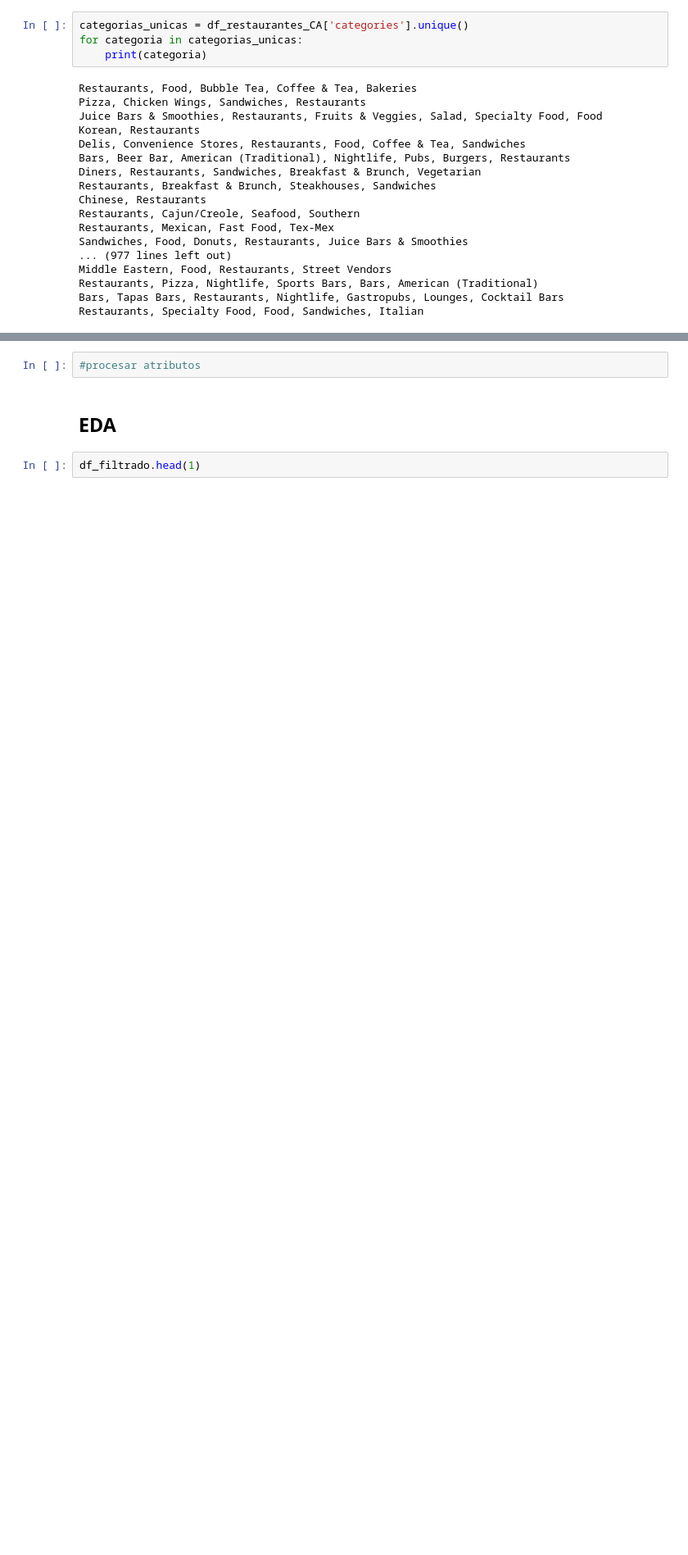
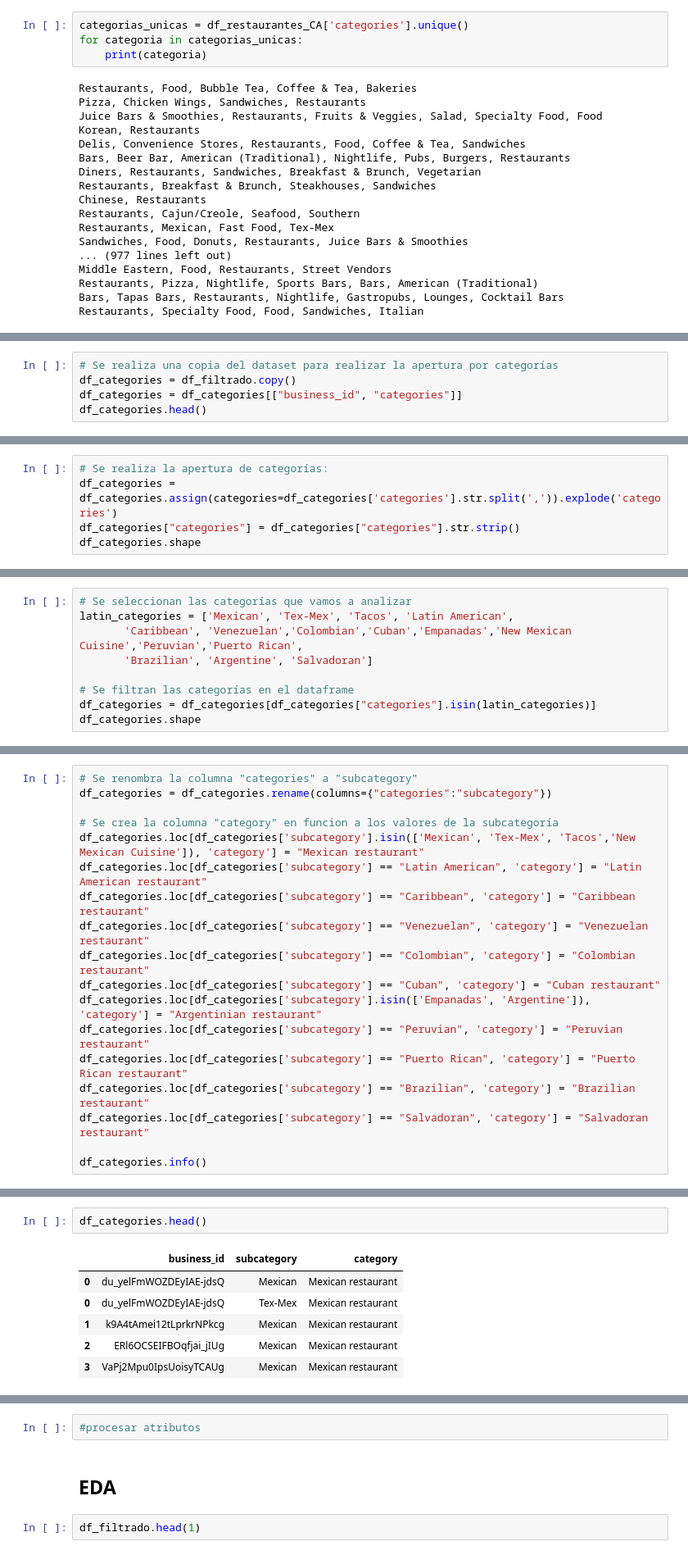
Before and after one commit to javierdichiachio/Proyecto_Final_Google_Yelp, a Jupyter notebook: etl_eda_business.ipynb, the cells around one changed output, grey strips where cells are left out. Shown: that part at 82% size. Cells and saved outputs as stored; diff of their text form; blank space fills up the shorter version.

```diff
--- a/etl_eda_business.ipynb
+++ b/etl_eda_business.ipynb
@@ -393,0 +389,5 @@ len(df_filtrado['business_id'].unique())
+# %%
+# Se realiza una copia del dataset para realizar la apertura por categorías
+df_categories = df_filtrado.copy()
+df_categories = df_categories[["business_id", "categories"]]
+df_categories.head()
@@ -393,0 +405,5 @@ len(df_filtrado['business_id'].unique())
+# %%
+# Se realiza la apertura de categorías:
+df_categories = df_categories.assign(categories=df_categories['categories'].str.split(',')).explode('categories')
+df_categories["categories"] = df_categories["categories"].str.strip()
+df_categories.shape
@@ -393,0 +436,9 @@ len(df_filtrado['business_id'].unique())
+# %%
+# Se seleccionan las categorías que vamos a analizar
+latin_categories = ['Mexican', 'Tex-Mex', 'Tacos', 'Latin American',
+       'Caribbean', 'Venezuelan','Colombian','Cuban','Empanadas','New Mexican Cuisine','Peruvian','Puerto Rican',
+       'Brazilian', 'Argentine', 'Salvadoran']
+
+# Se filtran las categorías en el dataframe
+df_categories = df_categories[df_categories["categories"].isin(latin_categories)]
+df_categories.shape
@@ -393,0 +447,18 @@ len(df_filtrado['business_id'].unique())
+# %%
+# Se renombra la columna "categories" a "subcategory"
+df_categories = df_categories.rename(columns={"categories":"subcategory"})
+
+# Se crea la columna "category" en funcion a los valores de la subcategoría
+df_categories.loc[df_categories['subcategory'].isin(['Mexican', 'Tex-Mex', 'Tacos','New Mexican Cuisine']), 'category'] = "Mexican restaurant"
+df_categories.loc[df_categories['subcategory'] == "Latin American", 'category'] = "Latin American restaurant"
+df_categories.loc[df_categories['subcategory'] == "Caribbean", 'category'] = "Caribbean restaurant"
+df_categories.loc[df_categories['subcategory'] == "Venezuelan", 'category'] = "Venezuelan restaurant"
+df_categories.loc[df_categories['subcategory'] == "Colombian", 'category'] = "Colombian restaurant"
+df_categories.loc[df_categories['subcategory'] == "Cuban", 'category'] = "Cuban restaurant"
+df_categories.loc[df_categories['subcategory'].isin(['Empanadas', 'Argentine']), 'category'] = "Argentinian restaurant"
+df_categories.loc[df_categories['subcategory'] == "Peruvian", 'category'] = "Peruvian restaurant"
+df_categories.loc[df_categories['subcategory'] == "Puerto Rican", 'category'] = "Puerto Rican restaurant"
+df_categories.loc[df_categories['subcategory'] == "Brazilian", 'category'] = "Brazilian restaurant"
+df_categories.loc[df_categories['subcategory'] == "Salvadoran", 'category'] = "Salvadoran restaurant"
+
+df_categories.info()
@@ -393,0 +476,9 @@ len(df_filtrado['business_id'].unique())
+# %%
+df_categories.head()
+# %% [output]
+|  | business_id | subcategory | category |
+| 0 | du_yelFmWOZDEyIAE-jdsQ | Mexican | Mexican restaurant |
+| 0 | du_yelFmWOZDEyIAE-jdsQ | Tex-Mex | Mexican restaurant |
+| 1 | k9A4tAmei12tLprkrNPkcg | Mexican | Mexican restaurant |
+| 2 | ERl6OCSEIFBOqfjai_jIUg | Mexican | Mexican restaurant |
+| 3 | VaPj2Mpu0IpsUoisyTCAUg | Mexican | Mexican restaurant |
```
Also changed, not shown: parts of 19 cells of this notebook, 7 other files.
